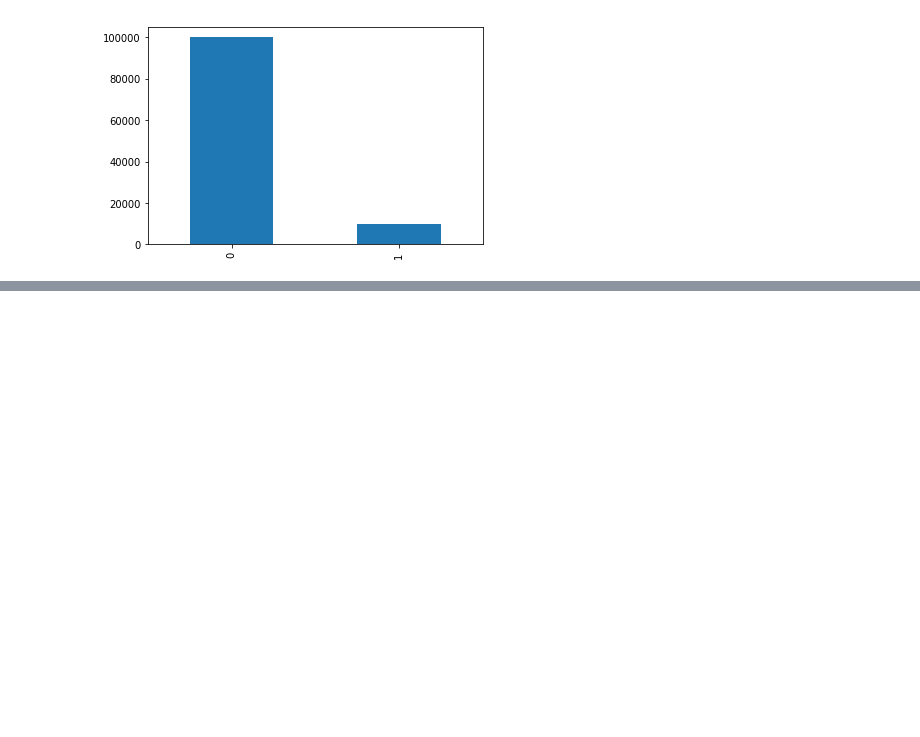
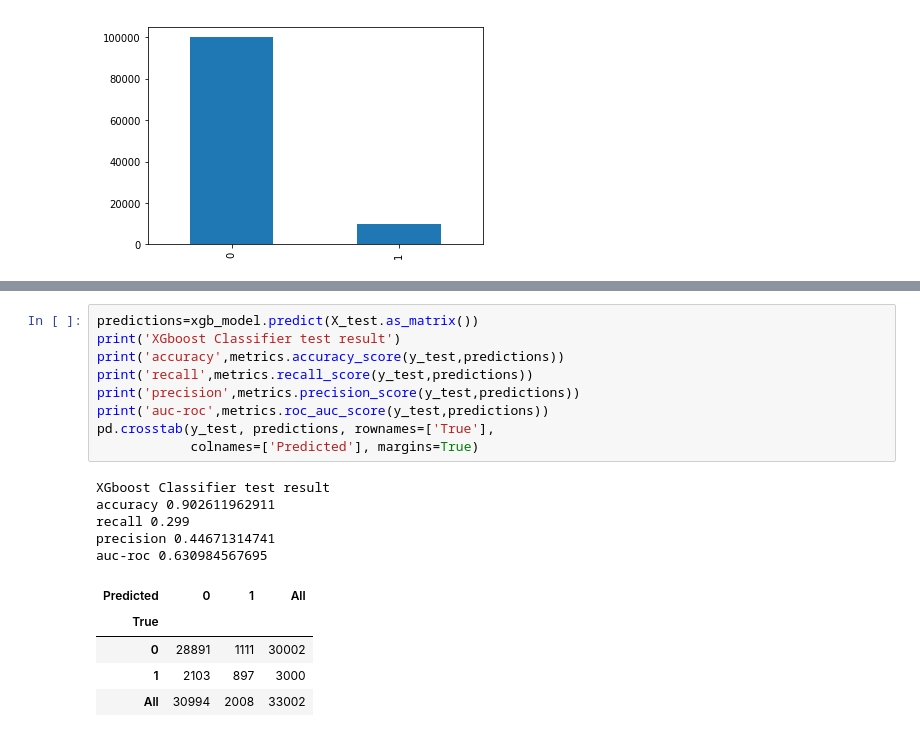
Before and after one commit to ashwingadam1/practice, a Jupyter notebook: casestudy.ipynb, the cells around one changed output, grey strips where cells are left out. Drawn from its saved outputs; the diff is of its cells as text; blank space fills up the shorter version.

```diff
--- a/casestudy.ipynb
+++ b/casestudy.ipynb
@@ -166,0 +200,20 @@ print(y_test.shape)
+# %%
+predictions=xgb_model.predict(X_test.as_matrix())
+print('XGboost Classifier test result')
+print('accuracy',metrics.accuracy_score(y_test,predictions))
+print('recall',metrics.recall_score(y_test,predictions))
+print('precision',metrics.precision_score(y_test,predictions))
+print('auc-roc',metrics.roc_auc_score(y_test,predictions))
+pd.crosstab(y_test, predictions, rownames=['True'],
+            colnames=['Predicted'], margins=True)
+# %% [output]
+XGboost Classifier test result
+accuracy 0.902611962911
+recall 0.299
+precision 0.44671314741
+auc-roc 0.630984567695
+| Predicted | 0 | 1 | All |
+| True |  |  |  |
+| 0 | 28891 | 1111 | 30002 |
+| 1 | 2103 | 897 | 3000 |
+| All | 30994 | 2008 | 33002 |
```
Also changed, not shown: parts of 29 cells of this notebook, 4 other files.
